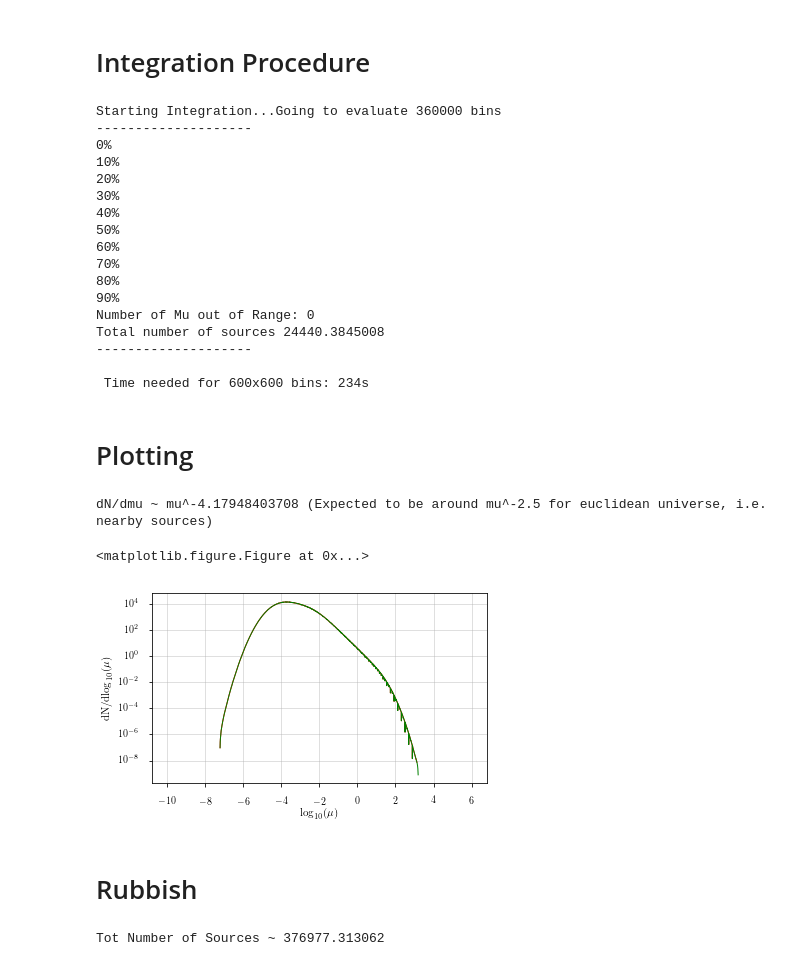
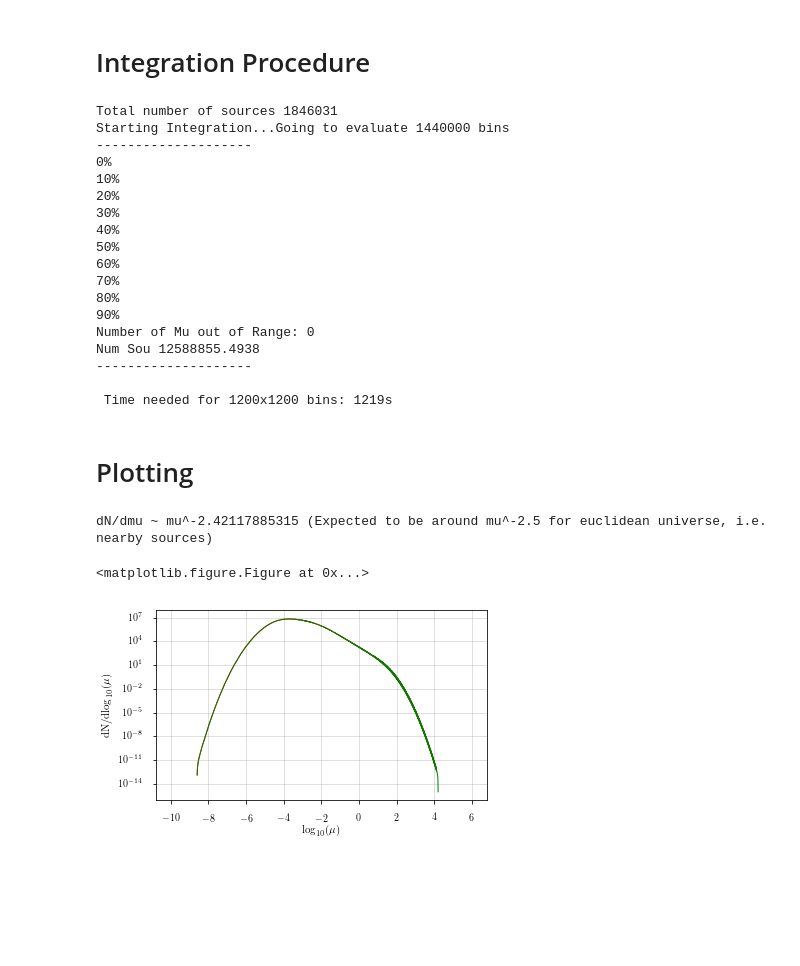
Before and after one commit to tglauch/SourceUniverse, a Jupyter notebook: SourceUniverse.ipynb, the cells around one changed output. Drawn from its saved outputs; the diff is of its cells as text; code cells hidden in the pictures; blank space fills up the shorter version.

```diff
--- a/SourceUniverse.ipynb
+++ b/SourceUniverse.ipynb
@@ -70,16 +87,18 @@ LF = lambda z, logL:density*HopkinsBeacom2006StarFormationRate(z)/Hopkins_norm*\
 # %%
 # Integration Parameters
 
-logMu_range=[-10,6]        # expected range in log mu,
-N_Mu_bins=2000             # number of bins for log nu histogram
+logMu_range = [-10,6]        # expected range in log mu,
+N_Mu_bins = 2000             # number of bins for log nu histogram
 
-z_limits = [0.04, 7.]     # Redshift limits
-nzbins=600                 # number of z bins
+z_limits = [0.04, 10.]     # Redshift limits
+nzbins = 1200               # number of z bins
 
-Lum_limits = [1e48,1e53]   # Luminosity limits
-nLbins=600                 # number of logLuminosity bins
+Lum_limits = [1e47,1e54]   # Luminosity limits
+nLbins = 1200                # number of logLuminosity bins
 
 # Example 'Time needed for 600x600 bins: 238s'
+# %%
+N_tot, int_norm = tot_num_src(redshift_evolution, cosmology, z_limits[-1], density)
 # %% [markdown]
 # Luminosity Distribution
 # %%
@@ -149,7 +169,7 @@ plt.show()
 # Integration Procedure
 # %%
 flux_mode = False
-
+print "Total number of sources {:.0f} (All-Sky)".format(N_tot)
 # Setup Arrays
 
 logMu_array=np.linspace(logMu_range[0],logMu_range[1],N_Mu_bins)
@@ -178,30 +198,30 @@ elif len(gamma_range)==2:
 else:
     print "Only 1 or 2 values make sens for the spectral index range of the source"
 
-N_Ges=0
 Count_array=np.zeros(N_Mu_bins)
 muError=[]
 tot_bins = nLbins * nzbins
 print('Starting Integration...Going to evaluate {} bins'.format(tot_bins))
+N_sum = 0
 for gam_c, gam in enumerate(gamma_ran):
     Flux_from_fixed_z.append([])
     print "-"*20
 
     # Loop over redshift bins
-    for z_count, z in enumerate(zs[:-1]):
+    for z_count, z in enumerate(zs):
         bz=calc_conversion_factor(z, gam, phi0) # Conversion Factor for given z
-        dlz=cosmolopy.distance.luminosity_distance(z, **cosmology) # Luminosity Distance
+        dlz=luminosity_distance(z, **cosmology) # Luminosity Distance
         tot_flux_from_z=0.
 
         # Loop over Luminosity bins
-        for l_count, lum in enumerate(Ls[:-1]):
+        for l_count, lum in enumerate(Ls):
             run_id = z_count*nLbins+l_count
             if run_id%(tot_bins/10)==0.:
                 print "{}%".format(100*run_id/tot_bins)
             # Number of Sources in
-            dN=calc_dN(LF, lum, z, deltaL, deltaz, dgamma)*\
-                      (2*np.pi*(1-np.cos(np.radians(95)))) # Last Factor: Only Northern Hemisphere
-            N_Ges+=dN
+            dN=calc_dN(LF, lum, z, deltaL, deltaz, N_tot, int_norm, dgamma)*\
+               (2*np.pi*(1-np.cos(np.radians(95)))) # Last Factor: Only Northern Hemisphere
+            N_sum += dN
             if flux_mode==True: bz=1
             #Flux to Source Strength
             logmu=np.log10(erg_to_GeV*10**lum/(np.pi*1e7)/(4*np.pi*(Mpc_to_cm*dlz)**2)*bz)
@@ -217,14 +237,16 @@ for gam_c, gam in enumerate(gamma_ran):
 
 
 print "Number of Mu out of Range: {}".format(len(muError))
-print "Total number of sources {}".format(N_Ges)
-
+print "Num Sou {}".format(N_sum)
 t1=time.time()
 
 print "-"*20
-print "\n Time needed for {}x{} bins: {}s".format(nzbins,nLbins,int(t1-t0))
+print "\n Time needed for {}x{} bins: {}s".format(nzbins,
+                                                  nLbins,
+                                                  int(t1 - t0))
 # %% [output]
-Starting Integration...Going to evaluate 360000 bins
+Total number of sources 1846031
+Starting Integration...Going to evaluate 1440000 bins
 --------------------
 0%
 10%
@@ -237,47 +259,38 @@ Starting Integration...Going to evaluate 360000 bins
 80%
 90%
 Number of Mu out of Range: 0
-Total number of sources 24440.3845008
+Num Sou 12588855.4938
 --------------------
 
- Time needed for 600x600 bins: 234s
+ Time needed for 1200x1200 bins: 1219s
 # %% [markdown]
 # Plotting
 # %%
 # Plotting
 
 dNdlogmu=np.array(Count_array)/dlogmu
 fig, ax = newfig(0.9)
 ax.semilogy(logMu_array, dNdlogmu)
 
 ##Spline the Histogram
 spl = UnivariateSpline([s for t,s in enumerate(logMu_array) if dNdlogmu[t]>0],
                        [s for s in dNdlogmu if s>0],
                        k=1, s=0)
 
 # Fit Tail
 popt, pcov = curve_fit(lambda x,a,b: a*x+b,
-                       np.linspace(1.5,2.5,100),
-                       np.log10(spl(np.linspace(1.5,2.5,100))))
+                       np.linspace(-1,0,100),
+                       np.log10(spl(np.linspace(-1,0,100))))
 
 print('dN/dmu ~ mu^{} (Expected to be around mu^-2.5 for euclidean universe, i.e. nearby sources)'.format(popt[0]-1))
 
 ax.semilogy(logMu_array, spl(logMu_array))
 ax.set_xlabel(r'$\log_{10}(\mu)$')
 ax.set_ylabel(r'dN/d$\log_{10}(\mu)$')
 plt.savefig('Source_Count_Distribution.png', dpi=300)
 plt.grid(True)
 plt.show()
 # %% [output]
-dN/dmu ~ mu^-4.17948403708 (Expected to be around mu^-2.5 for euclidean universe, i.e. nearby sources)
+dN/dmu ~ mu^-2.42117885315 (Expected to be around mu^-2.5 for euclidean universe, i.e. nearby sources)
 <matplotlib.figure.Figure at 0x...>
-[figure, old version]
+[figure, new version]
-# %% [markdown]
-# Rubbish
-# %%
-n_sou = 4*np.pi* \
-        scipy.integrate.quad(lambda z: cosmolopy.distance.diff_comoving_volume(z, **cosmology), 0, 10)[0]*\
-        density
-print 'Tot Number of Sources ~ {}'.format(n_sou)
-# %% [output]
-Tot Number of Sources ~ 376977.313062
```
Also changed, not shown: parts of 5 cells of this notebook, 1 other file.
